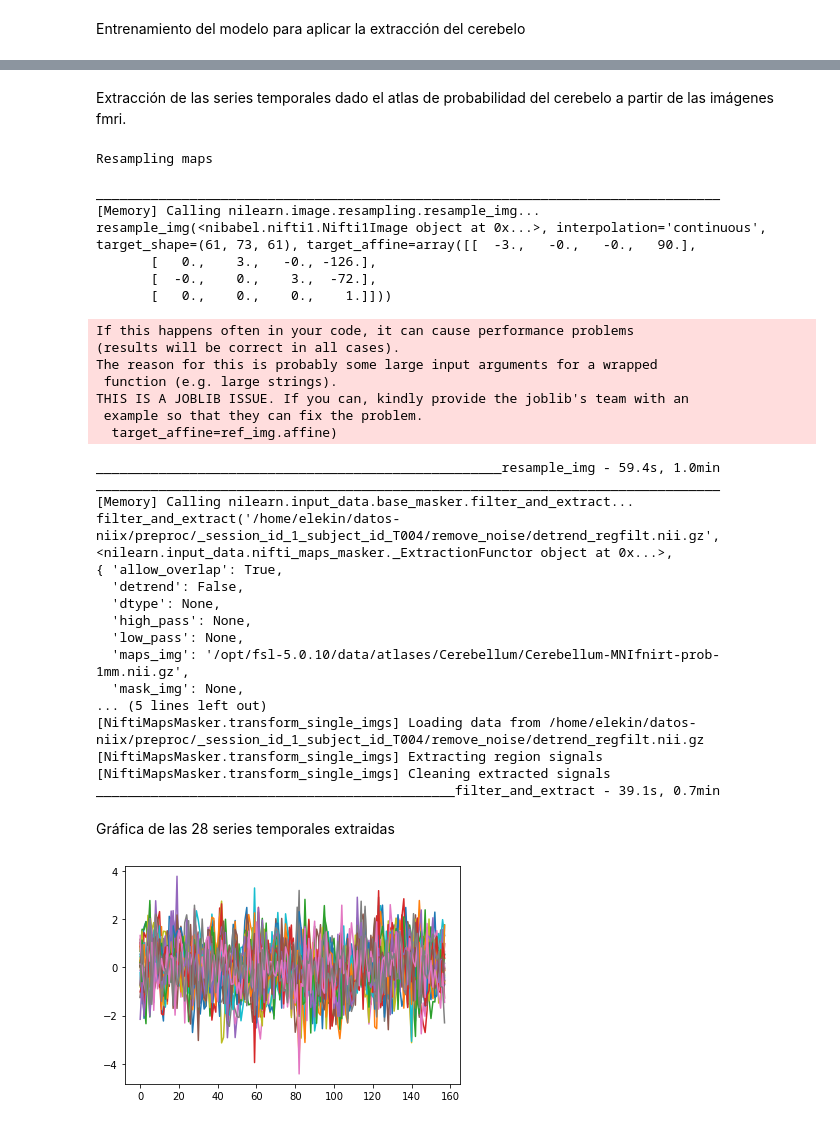
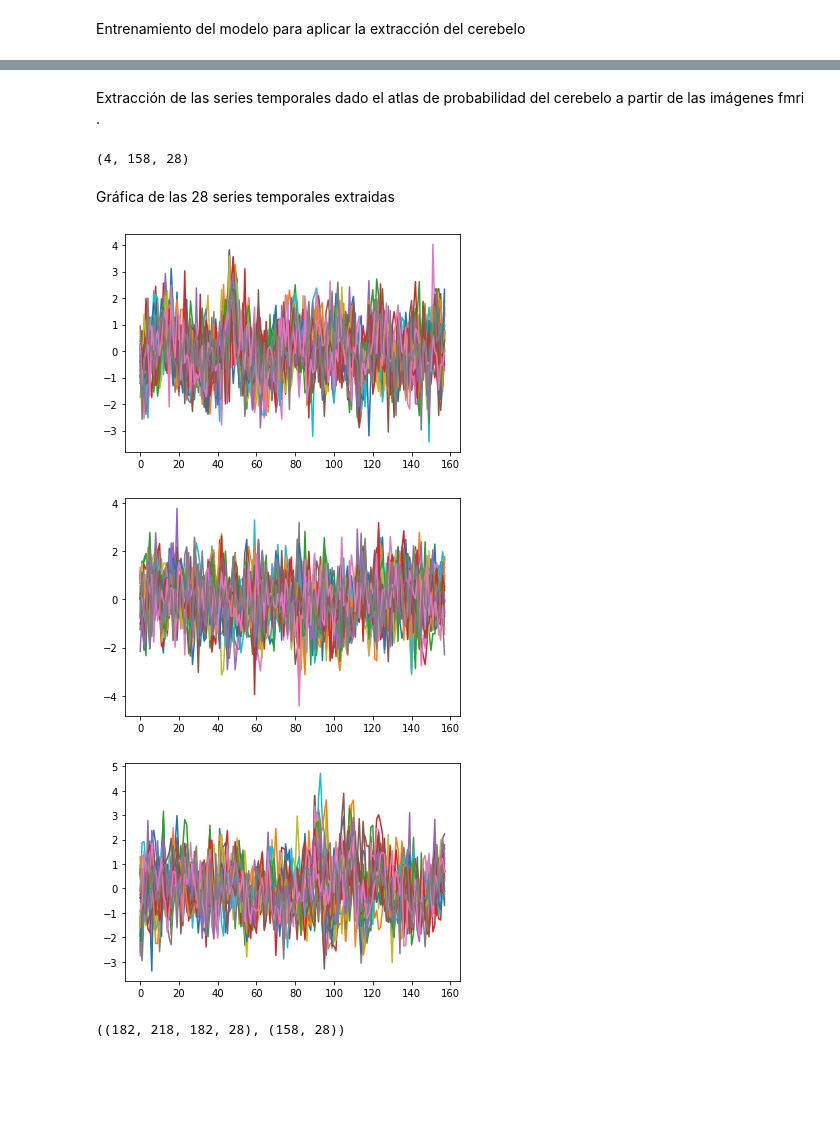
Before and after one commit to spolex/pyrestfmri, a Jupyter notebook: notebooks/cerebellum_atlas.ipynb, the cells around one changed output, grey strips where cells are left out. Drawn from its saved outputs; the diff is of its cells as text; code cells hidden in the pictures; blank space fills up the shorter version.

```diff
--- a/notebooks/cerebellum_atlas.ipynb
+++ b/notebooks/cerebellum_atlas.ipynb
@@ -35,0 +33,4 @@ func_filenames = "/home/elekin/datos-niix/preproc/_session_id_1_subject_id_T004/
+# %%
+from nilearn.image import resample_to_img
+
+resampled_fmri_img = resample_to_img(fsl_prob_cerebelo,fmri_files_path[0])
@@ -37,6 +60,6 @@ func_filenames = "/home/elekin/datos-niix/preproc/_session_id_1_subject_id_T004/
 NiftiMapsMasker para extraer las señales del cerebelo. NiftiMapsMasker es útil cuando se deben extraer datos de volúmenes superpuestos
 # %%
 from nilearn.input_data import NiftiMapsMasker
-masker = NiftiMapsMasker(maps_img=fsl_prob_cerebelo,memory='nilearn_cache', verbose=True, standardize=True)
+masker = NiftiMapsMasker(maps_img=resampled_fmri_img,memory='nilearn_cache', verbose=True, standardize=True)
 # %% [markdown]
 Overview de algunos indicadores de las imagenes
@@ -73,46 +102,37 @@ NiftiMapsMasker(allow_overlap=True, detrend=False, dtype=None, high_pass=None,
 # %% [markdown]
-Extracción de las series temporales dado el atlas de probabilidad del cerebelo a partir de las imágenes fmri.
+Extracción de las series temporales dado el atlas de probabilidad del cerebelo a partir de las imágenes fmri .
-# %%
-timeseries_subject = masker.transform(func_filenames, confounds=None)
-# %% [output]
-Resampling maps
-________________________________________________________________________________
-[Memory] Calling nilearn.image.resampling.resample_img...
-resample_img(<nibabel.nifti1.Nifti1Image object at 0x...>, interpolation='continuous', target_shape=(61, 73, 61), target_affine=array([[  -3.,   -0.,   -0.,   90.],
-       [   0.,    3.,   -0., -126.],
-       [  -0.,    0.,    3.,  -72.],
-       [   0.,    0.,    0.,    1.]]))
-If this happens often in your code, it can cause performance problems
-(results will be correct in all cases).
-The reason for this is probably some large input arguments for a wrapped
- function (e.g. large strings).
-THIS IS A JOBLIB ISSUE. If you can, kindly provide the joblib's team with an
- example so that they can fix the problem.
-  target_affine=ref_img.affine)
-____________________________________________________resample_img - 59.4s, 1.0min
-________________________________________________________________________________
-[Memory] Calling nilearn.input_data.base_masker.filter_and_extract...
-filter_and_extract('/home/elekin/datos-niix/preproc/_session_id_1_subject_id_T004/remove_noise/detrend_regfilt.nii.gz',
-<nilearn.input_data.nifti_maps_masker._ExtractionFunctor object at 0x...>,
-{ 'allow_overlap': True,
-  'detrend': False,
-  'dtype': None,
-  'high_pass': None,
-  'low_pass': None,
-  'maps_img': '/opt/fsl-5.0.10/data/atlases/Cerebellum/Cerebellum-MNIfnirt-prob-1mm.nii.gz',
-  'mask_img': None,
-... (5 lines left out)
-[NiftiMapsMasker.transform_single_imgs] Loading data from /home/elekin/datos-niix/preproc/_session_id_1_subject_id_T004/remove_noise/detrend_regfilt.nii.gz
-[NiftiMapsMasker.transform_single_imgs] Extracting region signals
-[NiftiMapsMasker.transform_single_imgs] Cleaning extracted signals
-______________________________________________filter_and_extract - 39.1s, 0.7min
+# %%
+h5_ts_file.close()
+h5_ts_file = h5py.File('elekin_phd_et.hdf5','w')
+ts_group = h5_ts_file.create_group('cerebellum_ts','w')
+
+
+masker_timeseries_each_subject = []
+for i,filename in enumerate(fmri_files_path):
+    ts=masker.transform(filename,confounds=None)
+    masker_timeseries_each_subject.append(ts)
+    ts_group.create_dataset(files[i],data=np.array(ts),compression="gzip", compression_opts=9)
+h5_ts_file.close()
+# %%
+masker_timeseries_each_subject = np.array(masker_timeseries_each_subject)
+masker_timeseries_each_subject.shape
+# %% [output]
+(4, 158, 28)
 # %% [markdown]
 Gráfica de las 28 series temporales extraidas
 # %%
-fig = plt.figure()
-plt.plot(timeseries_subject)
-plt.xlabel('')
-plt.ylabel('')
-plt.show()
+for i in range(3):
+    fig = plt.figure()
+    plt.plot(masker_timeseries_each_subject[i])
+    plt.xlabel('')
+    plt.ylabel('')
+    plt.show()
+    plt.close()
 # %% [output]
-[figure, old version]
+[figure, new version]
+[figure, added]
+[figure, added]
+# %%
+masker_extracted_img.get_data().shape,masker_timeseries_each_subject[0].shape
+# %% [output]
+((182, 218, 182, 28), (158, 28))
```
Also changed, not shown: parts of 27 cells of this notebook, 13 other files.
